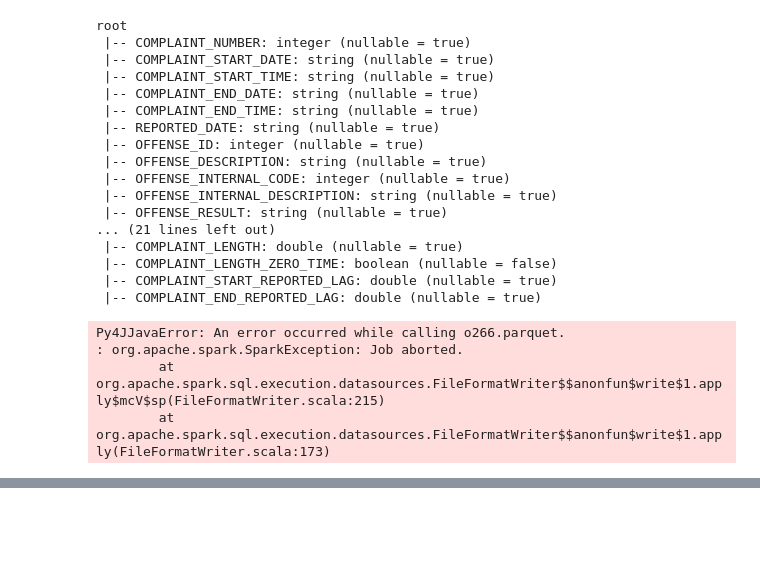
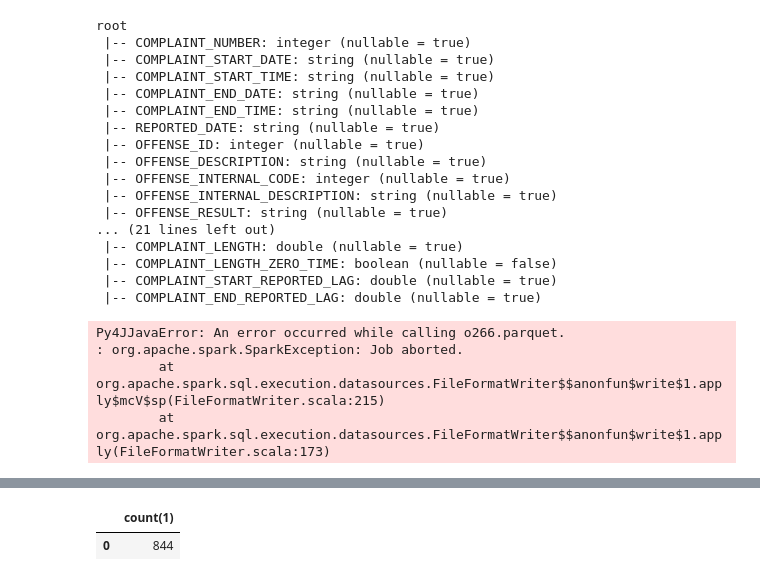
Before and after one commit to strikingmoose/nypd_complaints, a Jupyter notebook: notebook/8 - Data Exploration (Part III - Feature Building).ipynb, the cells around one changed output, grey strips where cells are left out. Drawn from its saved outputs; the diff is of its cells as text; code cells hidden in the pictures; blank space fills up the shorter version.

```diff
--- a/notebook/8 - Data Exploration (Part III - Feature Building).ipynb
+++ b/notebook/8 - Data Exploration (Part III - Feature Building).ipynb
@@ -407,0 +427,4 @@ Py4JJavaError: An error occurred while calling o266.parquet.
+# %%
+%%read_sql
+SELECT COUNT(*) FROM df_na_drop WHERE COMPLAINT_START_TIMESTAMP IS NULL
+# %% [output]
@@ -407,0 +432,2 @@ Py4JJavaError: An error occurred while calling o266.parquet.
+|  | count(1) |
+| 0 | 844 |
```
Also changed, not shown: parts of 16 cells of this notebook.
